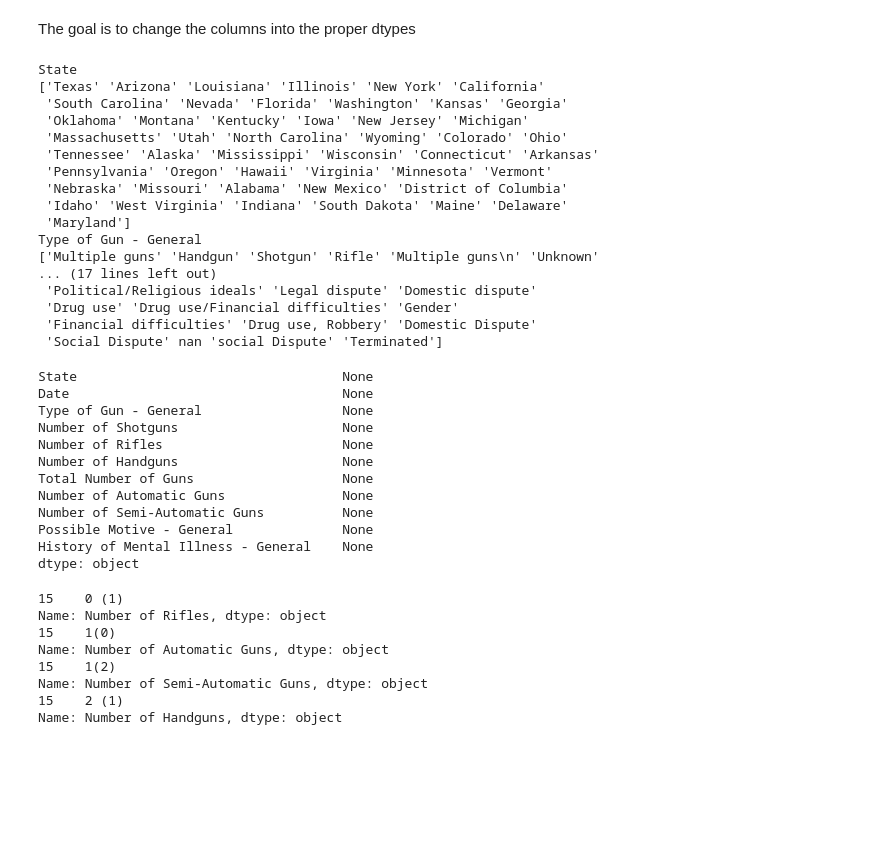
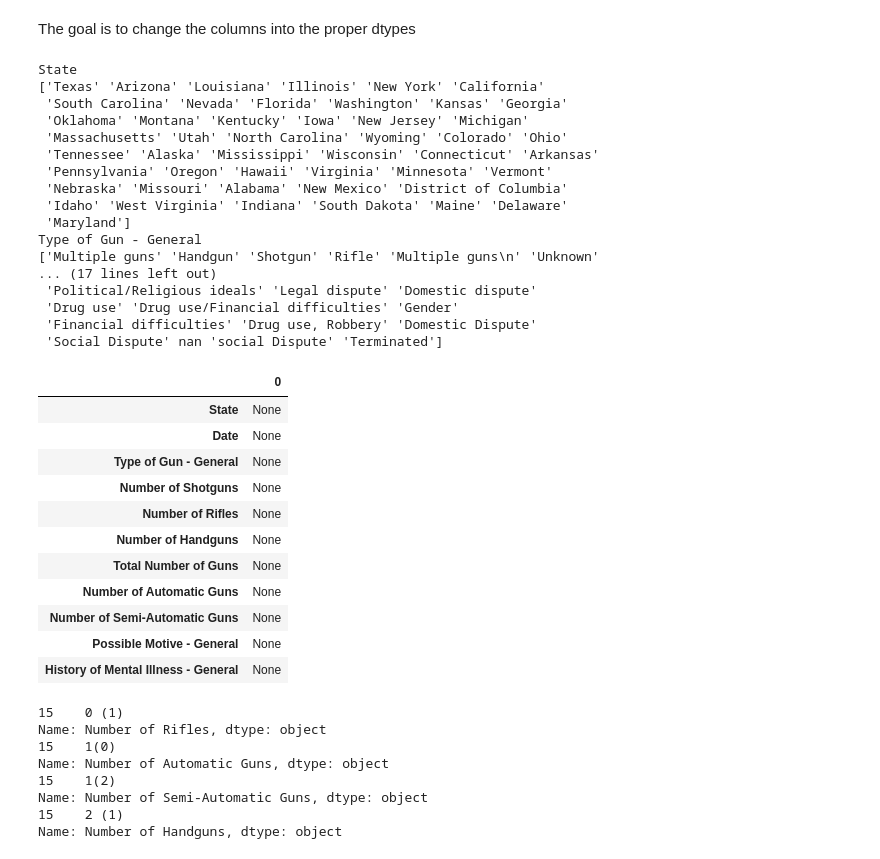
Before and after one commit to freedom-780/FBI-Firearm-Background-Check, a Jupyter notebook: Firearm_Background_Check.ipynb, the cells around one changed output. Saved outputs shown, nothing was run; the diff lists cells and outputs as text; code cells hidden in the pictures; blank space fills up the shorter version.

```diff
--- a/Firearm_Background_Check.ipynb
+++ b/Firearm_Background_Check.ipynb
@@ -154,41 +154,41 @@ to determine what type of cleaning is required '''
 in the keys of the dictionary '''
 
 def unique_values(x):
-  if x.name in list(mass_change_num_dtype.keys()):
+  if x.name in list(mass_change_dtype.keys()):
     print(x.name)
     print(x.unique())
 # %%
-mass_shootings.apply(lambda x: unique_values(x))
+mass_shootings.apply(lambda x: unique_values(x)).to_frame()
 # %% [output]
 State
 ['Texas' 'Arizona' 'Louisiana' 'Illinois' 'New York' 'California'
  'South Carolina' 'Nevada' 'Florida' 'Washington' 'Kansas' 'Georgia'
  'Oklahoma' 'Montana' 'Kentucky' 'Iowa' 'New Jersey' 'Michigan'
  'Massachusetts' 'Utah' 'North Carolina' 'Wyoming' 'Colorado' 'Ohio'
  'Tennessee' 'Alaska' 'Mississippi' 'Wisconsin' 'Connecticut' 'Arkansas'
  'Pennsylvania' 'Oregon' 'Hawaii' 'Virginia' 'Minnesota' 'Vermont'
  'Nebraska' 'Missouri' 'Alabama' 'New Mexico' 'District of Columbia'
  'Idaho' 'West Virginia' 'Indiana' 'South Dakota' 'Maine' 'Delaware'
  'Maryland']
 Type of Gun - General
 ['Multiple guns' 'Handgun' 'Shotgun' 'Rifle' 'Multiple guns\n' 'Unknown'
 ... (17 lines left out)
  'Political/Religious ideals' 'Legal dispute' 'Domestic dispute'
  'Drug use' 'Drug use/Financial difficulties' 'Gender'
  'Financial difficulties' 'Drug use, Robbery' 'Domestic Dispute'
  'Social Dispute' nan 'social Dispute' 'Terminated']
-State                                  None
-Date                                   None
-Type of Gun - General                  None
-Number of Shotguns                     None
-Number of Rifles                       None
-Number of Handguns                     None
-Total Number of Guns                   None
-Number of Automatic Guns               None
-Number of Semi-Automatic Guns          None
-Possible Motive - General              None
-History of Mental Illness - General    None
-dtype: object
+|  | 0 |
+| State | None |
+| Date | None |
+| Type of Gun - General | None |
+| Number of Shotguns | None |
+| Number of Rifles | None |
+| Number of Handguns | None |
+| Total Number of Guns | None |
+| Number of Automatic Guns | None |
+| Number of Semi-Automatic Guns | None |
+| Possible Motive - General | None |
+| History of Mental Illness - General | None |
 # %%
 ''' step 2: find the rows in each key that require cleaning '''
 
```
Also changed, not shown: parts of 29 cells of this notebook.
